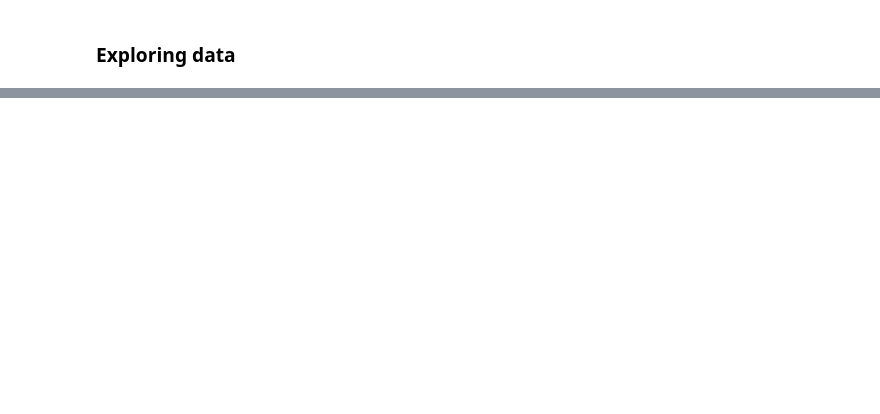
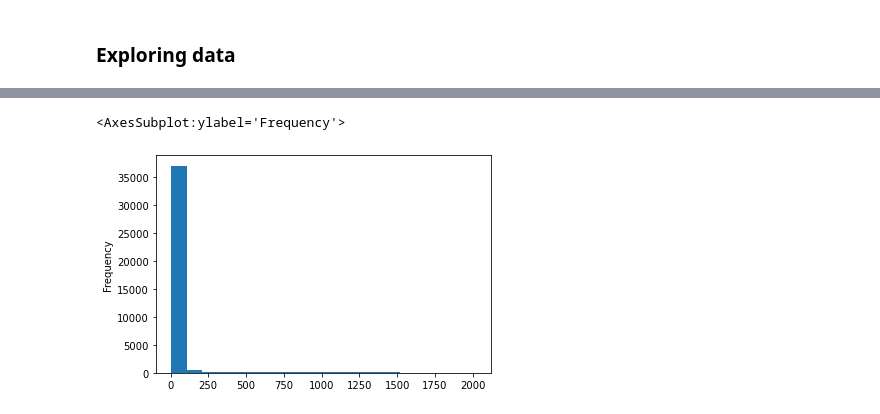
Before and after one commit to litzysj/Cost-Prediction-for-Logistic-Company, a Jupyter notebook: Notebooks/Freight Cost Indicators Notebook.ipynb, the cells around one changed output, grey strips where cells are left out. Drawn from its saved outputs; the diff is of its cells as text; code cells hidden in the pictures; blank space fills up the shorter version.

```diff
--- a/Notebooks/Freight Cost Indicators Notebook.ipynb
+++ b/Notebooks/Freight Cost Indicators Notebook.ipynb
@@ -69,0 +120,6 @@ df = pd.read_csv('../data/train.csv', parse_dates=['date'])
+# %%
+# visualizing 'cost' column
+df['cost'].plot(kind='hist', bins=20)
+# %% [output]
+<AxesSubplot:ylabel='Frequency'>
+[figure, added]
```
Also changed, not shown: parts of 98 cells of this notebook, 2 other files.
